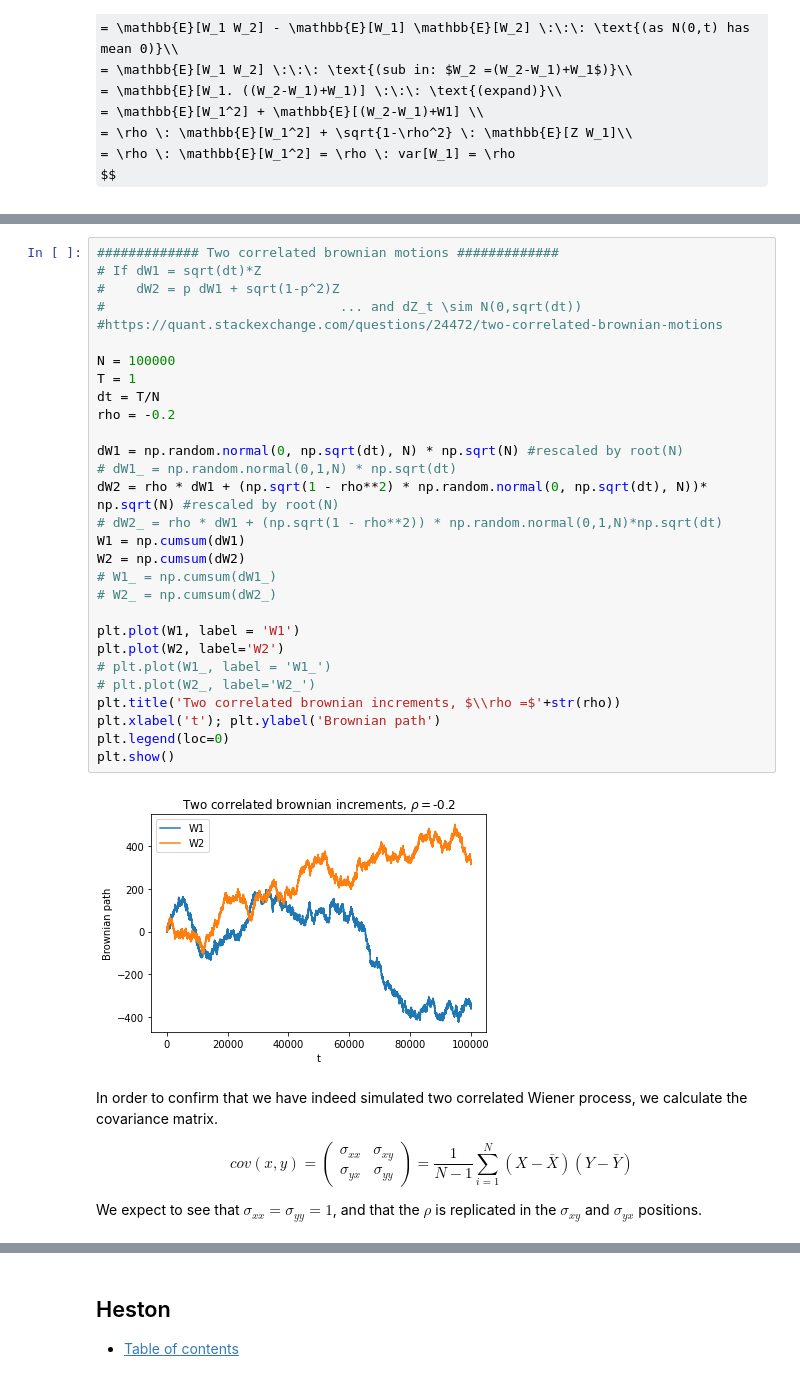
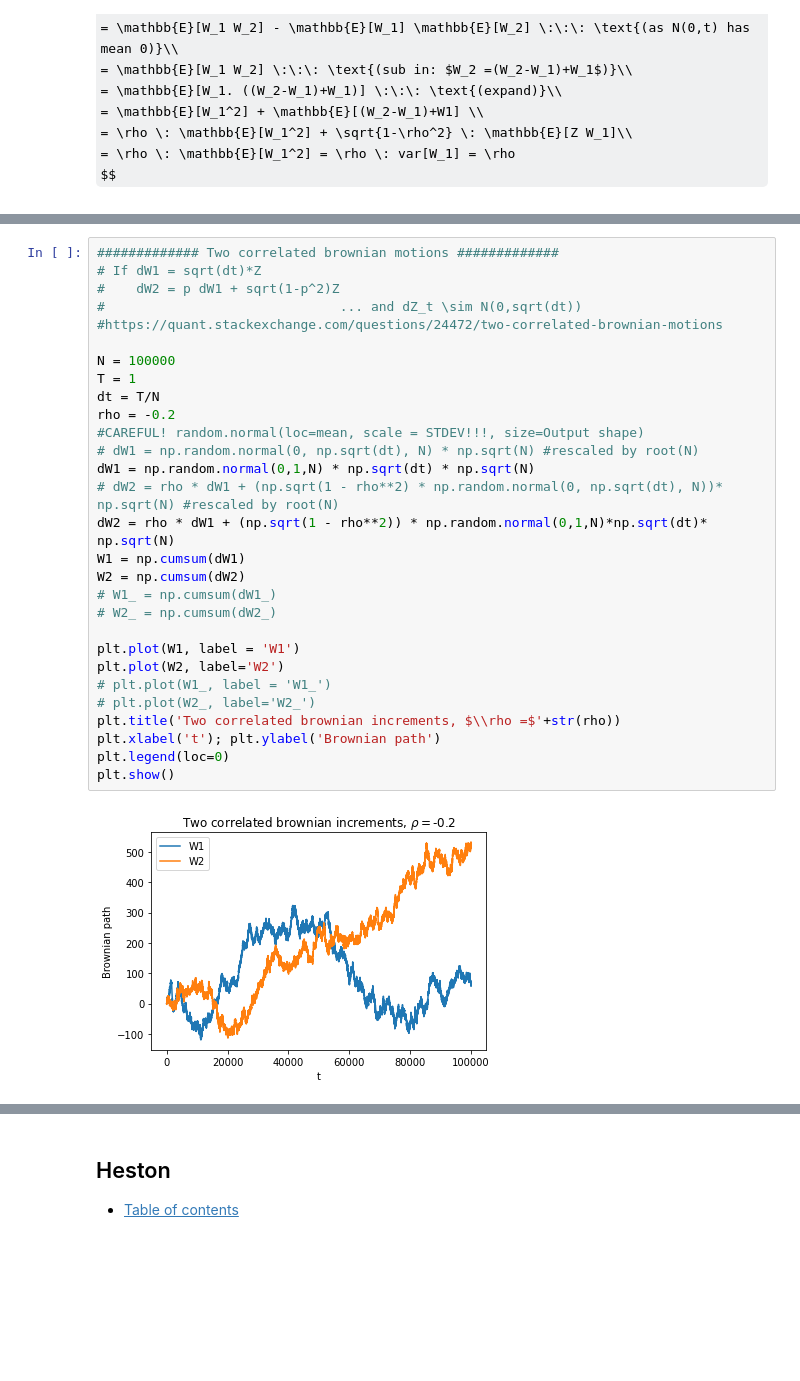
Before and after one commit to s2133934/StochVol, a Jupyter notebook: Notes.ipynb, the cells around one changed output, grey strips where cells are left out. Saved outputs shown, nothing was run; the diff lists cells and outputs as text; some formulas as TeX source; blank space fills up the shorter version.

```diff
--- a/Notes.ipynb
+++ b/Notes.ipynb
@@ -1393,43 +1481,31 @@ $$
 # %%
 ############# Two correlated brownian motions #############
 # If dW1 = sqrt(dt)*Z
 #    dW2 = p dW1 + sqrt(1-p^2)Z
 #                              ... and dZ_t \sim N(0,sqrt(dt))
 #https://quant.stackexchange.com/questions/24472/two-correlated-brownian-motions
 
 N = 100000
 T = 1
 dt = T/N
 rho = -0.2
-
-dW1 = np.random.normal(0, np.sqrt(dt), N) * np.sqrt(N) #rescaled by root(N)
-# dW1_ = np.random.normal(0,1,N) * np.sqrt(dt)
-dW2 = rho * dW1 + (np.sqrt(1 - rho**2) * np.random.normal(0, np.sqrt(dt), N))* np.sqrt(N) #rescaled by root(N)
-# dW2_ = rho * dW1 + (np.sqrt(1 - rho**2)) * np.random.normal(0,1,N)*np.sqrt(dt)
+#CAREFUL! random.normal(loc=mean, scale = STDEV!!!, size=Output shape)
+# dW1 = np.random.normal(0, np.sqrt(dt), N) * np.sqrt(N) #rescaled by root(N)
+dW1 = np.random.normal(0,1,N) * np.sqrt(dt) * np.sqrt(N)
+# dW2 = rho * dW1 + (np.sqrt(1 - rho**2) * np.random.normal(0, np.sqrt(dt), N))* np.sqrt(N) #rescaled by root(N)
+dW2 = rho * dW1 + (np.sqrt(1 - rho**2)) * np.random.normal(0,1,N)*np.sqrt(dt)* np.sqrt(N)
 W1 = np.cumsum(dW1)
 W2 = np.cumsum(dW2)
 # W1_ = np.cumsum(dW1_)
 # W2_ = np.cumsum(dW2_)
 
 plt.plot(W1, label = 'W1')
 plt.plot(W2, label='W2')
 # plt.plot(W1_, label = 'W1_')
 # plt.plot(W2_, label='W2_')
 plt.title('Two correlated brownian increments, $\\rho =$'+str(rho))
 plt.xlabel('t'); plt.ylabel('Brownian path')
 plt.legend(loc=0)
 plt.show()
 # %% [output]
-[figure, old version]
+[figure, new version]
-# %% [markdown]
-In order to confirm that we have indeed simulated two correlated Wiener process, we calculate the covariance matrix.
-
-\begin{equation}
-cov(x,y) =
-\left(\begin{array}{cc} \sigma_{xx} & \sigma_{xy}\\ \sigma_{yx} & \sigma_{yy} \end{array}\right)
-=\frac{1}{N-1}\sum_{i=1}^N(X-\bar X)(Y-\bar Y)
-\end{equation}
-
-<!-- How to do the matrix bits [https://tex.stackexchange.com/questions/69997/how-to-write-an-m⨉n-matrix-in-latex] -->
-
-We expect to see that $\sigma_{xx}=\sigma_{yy}=1$, and that the $\rho$ is replicated in the $\sigma_{xy}$ and $\sigma_{yx}$ positions.
```
Also changed, not shown: parts of 66 cells of this notebook, 10 other files.
